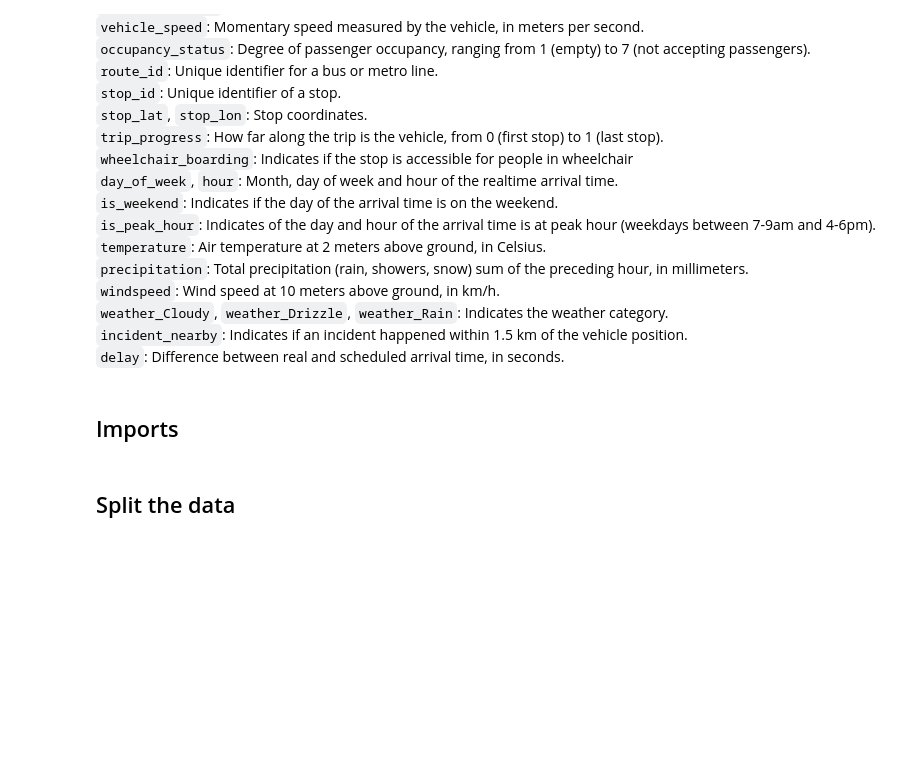
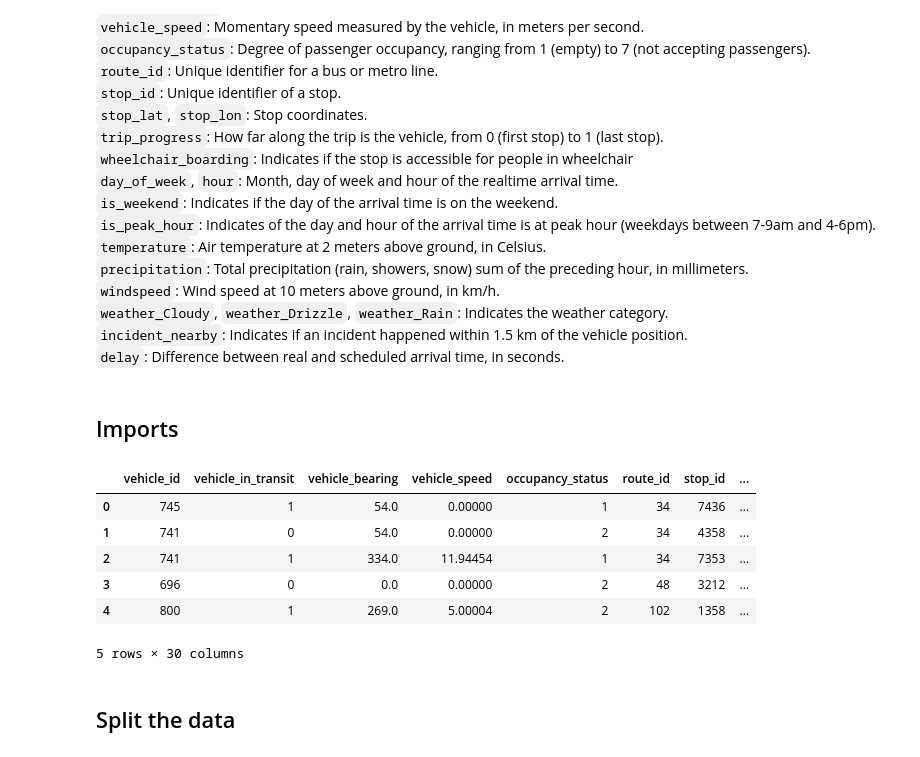
Before and after one commit to nadpierre/stm-transit-delay-prediction, a Jupyter notebook: notebooks/data_modeling.ipynb, the cells around one changed output. Cells and saved outputs as stored; diff of their text form; code cells hidden in the pictures; blank space fills up the shorter version.

```diff
--- a/notebooks/data_modeling.ipynb
+++ b/notebooks/data_modeling.ipynb
@@ -43,5 +43,14 @@ from sklearn.model_selection import cross_validate, GridSearchCV, train_test_spl
 from xgboost import XGBRegressor
 # %%
 df = pd.read_csv('../data/preprocessed.csv')
+df.head()
+# %% [output]
+|  | vehicle_id | vehicle_in_transit | vehicle_bearing | vehicle_speed | occupancy_status | route_id | stop_id | ... |
+| 0 | 745 | 1 | 54.0 | 0.00000 | 1 | 34 | 7436 | ... |
+| 1 | 741 | 0 | 54.0 | 0.00000 | 2 | 34 | 4358 | ... |
+| 2 | 741 | 1 | 334.0 | 11.94454 | 1 | 34 | 7353 | ... |
+| 3 | 696 | 0 | 0.0 | 0.00000 | 2 | 48 | 3212 | ... |
+| 4 | 800 | 1 | 269.0 | 5.00004 | 2 | 102 | 1358 | ... |
+5 rows × 30 columns
 # %% [markdown]
 ## Split the data
```
Also changed, not shown: parts of 8 cells of this notebook, 6 other files.
